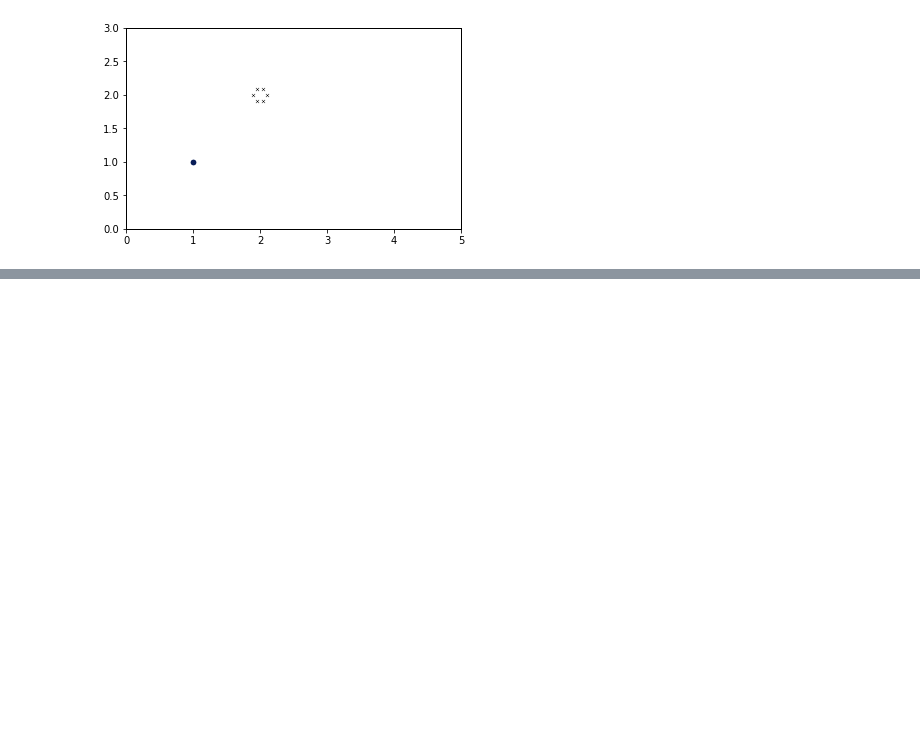
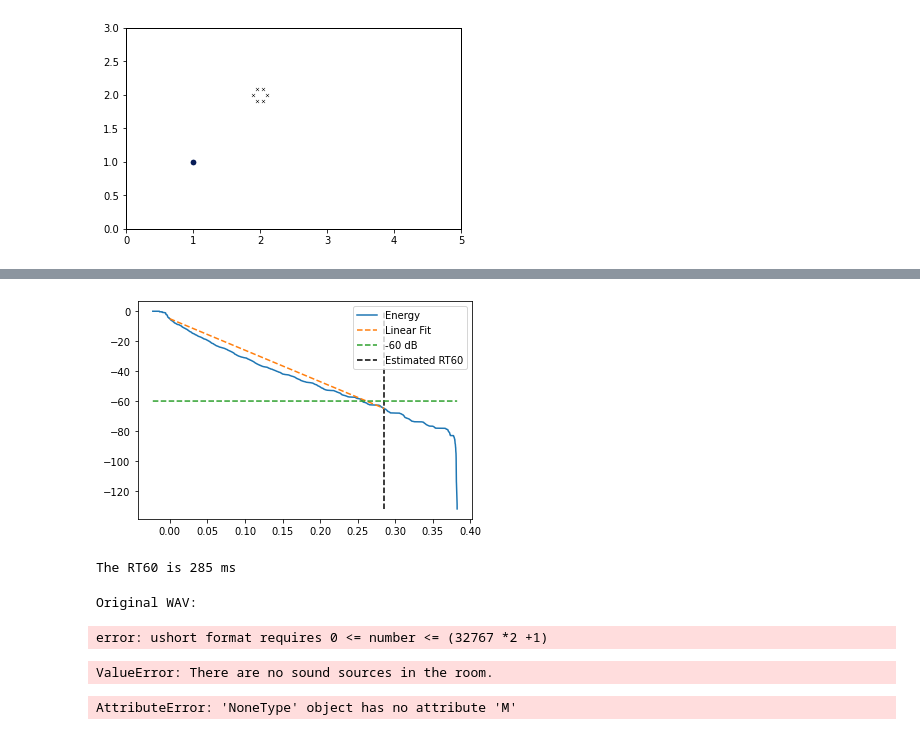
Before and after one commit to CleverParty/containers, a Jupyter notebook: acoustics_notebook.ipynb, the cells around one changed output, grey strips where cells are left out. Cells and saved outputs as stored; diff of their text form; code cells hidden in the pictures; blank space fills up the shorter version.

```diff
--- a/acoustics_notebook.ipynb
+++ b/acoustics_notebook.ipynb
@@ -71,0 +76,13 @@ fig.set_size_inches(18.5, 10.5)
+# %%
+t60 = pra.experimental.measure_rt60(room.rir[0][0], fs=room.fs, plot=True)
+print(f"The RT60 is {t60 * 1000:.0f} ms")
+# %% [output]
+[figure, added]
+The RT60 is 285 ms
+# %%
+# original signal
+print("Original WAV:")
+IPython.display.Audio(signal, rate=fs)
+# %% [output]
+Original WAV:
+error: ushort format requires 0 <= number <= (32767 *2 +1)
@@ -71,0 +103,10 @@ fig.set_size_inches(18.5, 10.5)
+# %%
+room.simulate(reference_mic=0, snr=10)
+# %% [output]
+ValueError: There are no sound sources in the room.
+# %%
+room.plot_rir()
+fig = plt.gcf()
+fig.set_size_inches(20, 10)
+# %% [output]
+AttributeError: 'NoneType' object has no attribute 'M'
```
Also changed, not shown: parts of 3 cells of this notebook, 2 other files.
